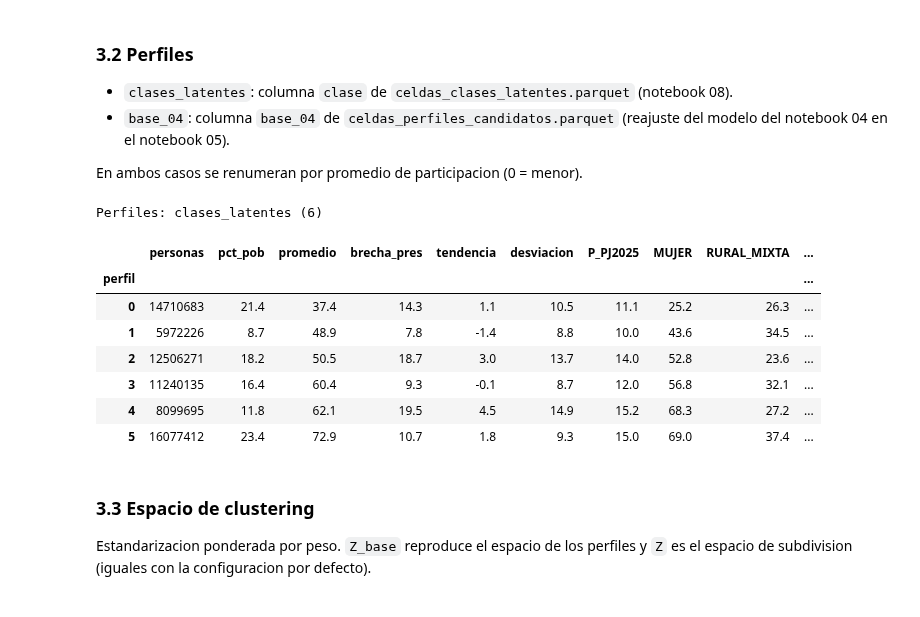
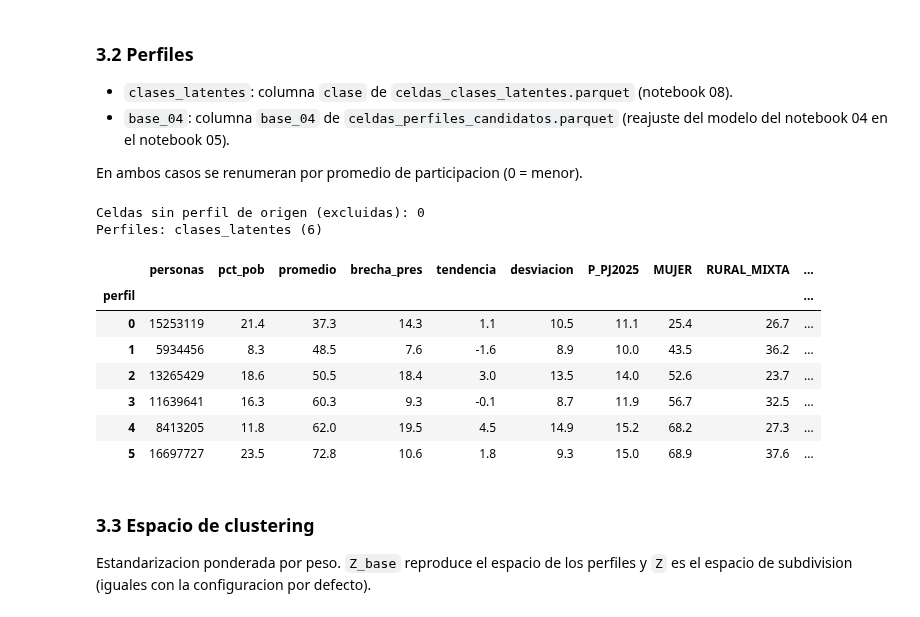
Before and after one commit to GuIsTyping/INE_HACKATHON, a Jupyter notebook: notebooks/09_subperfiles_anidados.ipynb, the cells around one changed output. Drawn from its saved outputs; the diff is of its cells as text; code cells hidden in the pictures.

```diff
--- a/notebooks/09_subperfiles_anidados.ipynb
+++ b/notebooks/09_subperfiles_anidados.ipynb
@@ -78,8 +78,9 @@ EDONOM = {
 Resumenes ponderados por peso y R2 ponderado (proporcion de varianza explicada por los grupos).
 # %%
 def media_ponderada(df, col, por):
-    wx = (df[col] * df["peso"]).groupby([df[c] for c in por]).sum()
-    return wx / df.groupby(por)["peso"].sum()
+    grupos = [df[c] for c in por]
+    wx = (df[col] * df["peso"]).groupby(grupos).sum()
+    return wx / df["peso"].where(df[col].notna()).groupby(grupos).sum()
 
 
 def dominante(df, por, col):
@@ -143,7 +145,7 @@ celdas = (
     celdas.merge(pesos, on=LLAVES, how="left")
     .merge(secciones, on=["EDOCVE", "SECCION"], how="left")
     .merge(sec_mpio, on=["EDOCVE", "SECCION"], how="left")
-    .dropna(subset=["peso", "P_PJ2025"])
+    .dropna(subset=["peso"])
     .reset_index(drop=True)
 )
 del pesos, secciones, sec_mpio
@@ -167,29 +169,33 @@ En ambos casos se renumeran por promedio de participacion (0 = menor).
 # %%
 ORIGENES = {
     "clases_latentes": ("celdas_clases_latentes.parquet", "clase"),
     "base_04": ("celdas_perfiles_candidatos.parquet", "base_04"),
 }
 archivo, columna = ORIGENES[ORIGEN_PERFILES]
 origen = pd.read_parquet(DIR_PREPROCESSED / archivo, columns=LLAVES + [columna])
-celdas = celdas.merge(origen.rename(columns={columna: "perfil_origen"}), on=LLAVES, how="left")
-assert celdas["perfil_origen"].notna().all()
+n0 = len(celdas)
+celdas = celdas.merge(origen.rename(columns={columna: "perfil_origen"}), on=LLAVES, how="inner")
+print(f"Celdas sin perfil de origen (excluidas): {n0 - len(celdas):,}")
+w = celdas["peso"].to_numpy(dtype=float)
+idx_eval = np.random.default_rng(RANDOM_STATE).choice(len(celdas), size=N_EVAL, replace=False, p=w / w.sum())
 
 orden = media_ponderada(celdas, "promedio", ["perfil_origen"]).sort_values().index
 celdas["perfil"] = celdas["perfil_origen"].map({old: new for new, old in enumerate(orden)}).astype(int)
 celdas = celdas.drop(columns="perfil_origen")
 K_PERFILES = celdas["perfil"].nunique()
 print(f"Perfiles: {ORIGEN_PERFILES} ({K_PERFILES})")
 resumen(celdas, ["perfil"])
 # %% [output]
+Celdas sin perfil de origen (excluidas): 0
 Perfiles: clases_latentes (6)
 |  | personas | pct_pob | promedio | brecha_pres | tendencia | desviacion | P_PJ2025 | MUJER | RURAL_MIXTA | ... |
 | perfil |  |  |  |  |  |  |  |  |  | ... |
-| 0 | 14710683 | 21.4 | 37.4 | 14.3 | 1.1 | 10.5 | 11.1 | 25.2 | 26.3 | ... |
-| 1 | 5972226 | 8.7 | 48.9 | 7.8 | -1.4 | 8.8 | 10.0 | 43.6 | 34.5 | ... |
-| 2 | 12506271 | 18.2 | 50.5 | 18.7 | 3.0 | 13.7 | 14.0 | 52.8 | 23.6 | ... |
-| 3 | 11240135 | 16.4 | 60.4 | 9.3 | -0.1 | 8.7 | 12.0 | 56.8 | 32.1 | ... |
-| 4 | 8099695 | 11.8 | 62.1 | 19.5 | 4.5 | 14.9 | 15.2 | 68.3 | 27.2 | ... |
-| 5 | 16077412 | 23.4 | 72.9 | 10.7 | 1.8 | 9.3 | 15.0 | 69.0 | 37.4 | ... |
+| 0 | 15253119 | 21.4 | 37.3 | 14.3 | 1.1 | 10.5 | 11.1 | 25.4 | 26.7 | ... |
+| 1 | 5934456 | 8.3 | 48.5 | 7.6 | -1.6 | 8.9 | 10.0 | 43.5 | 36.2 | ... |
+| 2 | 13265429 | 18.6 | 50.5 | 18.4 | 3.0 | 13.5 | 14.0 | 52.6 | 23.7 | ... |
+| 3 | 11639641 | 16.3 | 60.3 | 9.3 | -0.1 | 8.7 | 11.9 | 56.7 | 32.5 | ... |
+| 4 | 8413205 | 11.8 | 62.0 | 19.5 | 4.5 | 14.9 | 15.2 | 68.2 | 27.3 | ... |
+| 5 | 16697727 | 23.5 | 72.8 | 10.6 | 1.8 | 9.3 | 15.0 | 68.9 | 37.6 | ... |
 # %% [markdown]
 ### 3.3 Espacio de clustering
 
```
Also changed, not shown: parts of 12 cells of this notebook, 5 other files.
